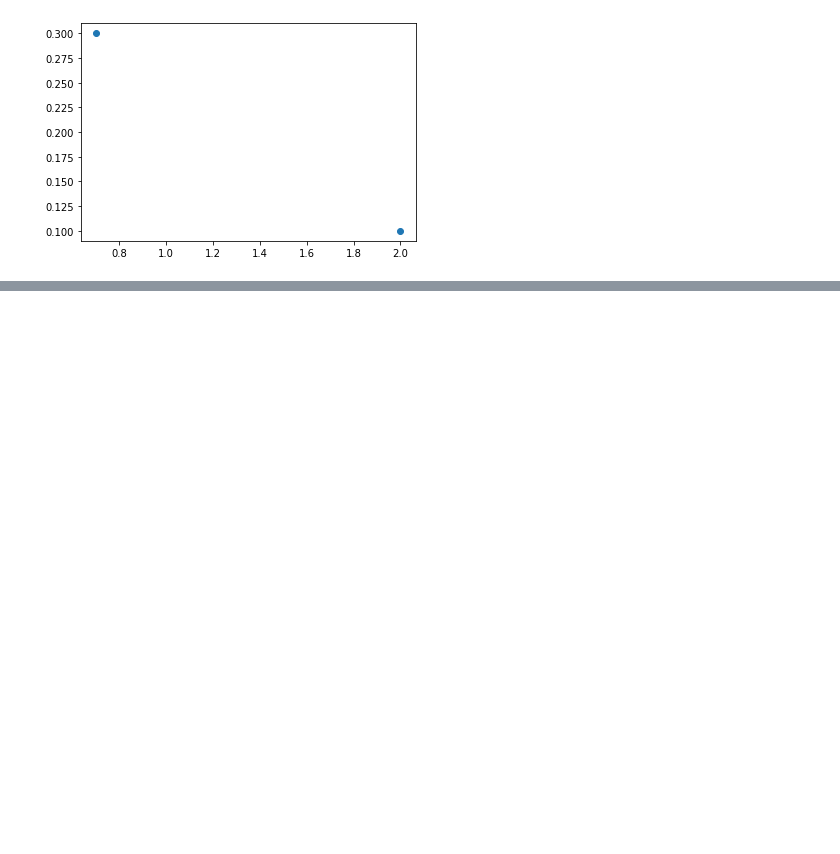
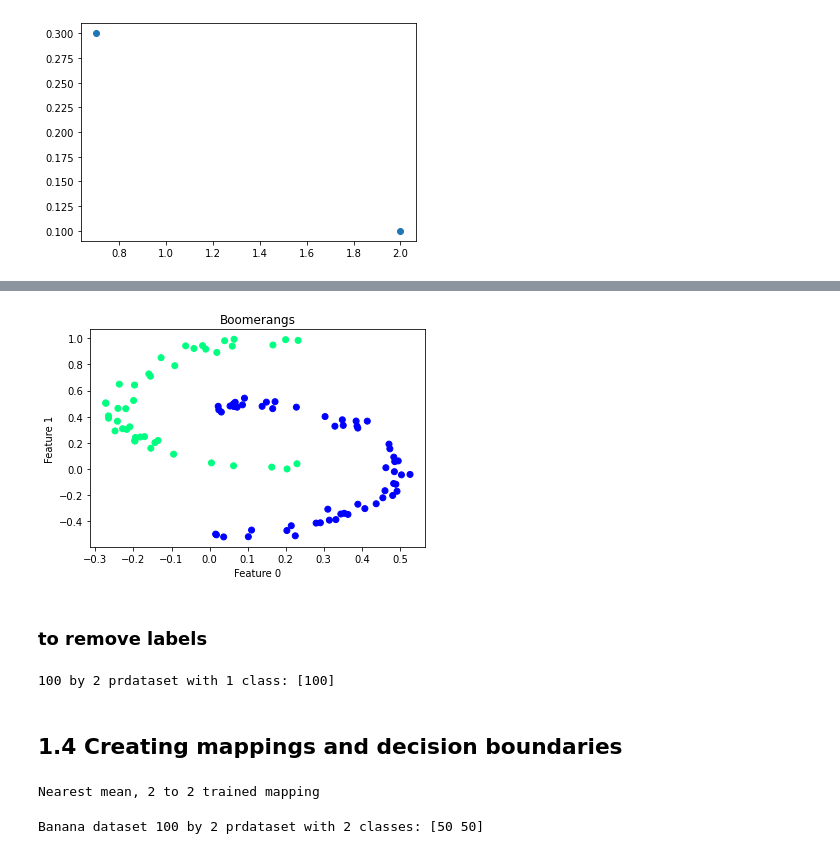
Before and after one commit to ojss/ml1-cs4220, a Jupyter notebook: basics_prtools/prtools.ipynb, the cells around one changed output, grey strips where cells are left out. Cells and saved outputs as stored; diff of their text form; code cells hidden in the pictures; blank space fills up the shorter version.

```diff
--- a/basics_prtools/prtools.ipynb
+++ b/basics_prtools/prtools.ipynb
@@ -30,0 +66,27 @@ plt.scatter(x[:, 0], x[:, 1])
+# %%
+pr.scatterd(boomerangs)
+# %% [output]
+[figure, added]
+# %% [markdown]
+### to remove labels
+# %%
+a = pr.gendatb()
+b = pr.prdataset(+a)
+
+print(b)
+# %% [output]
+100 by 2 prdataset with 1 class: [100]
+# %% [markdown]
+## 1.4 Creating mappings and decision boundaries
+# %%
+a = pr.gendatb()
+w = pr.nmc(a)
+
+print(w)
+# %% [output]
+Nearest mean, 2 to 2 trained mapping
+# %%
+b = a * w
+print(b)
+# %% [output]
+Banana dataset 100 by 2 prdataset with 2 classes: [50 50]
```
Also changed, not shown: parts of 71 cells of this notebook.
